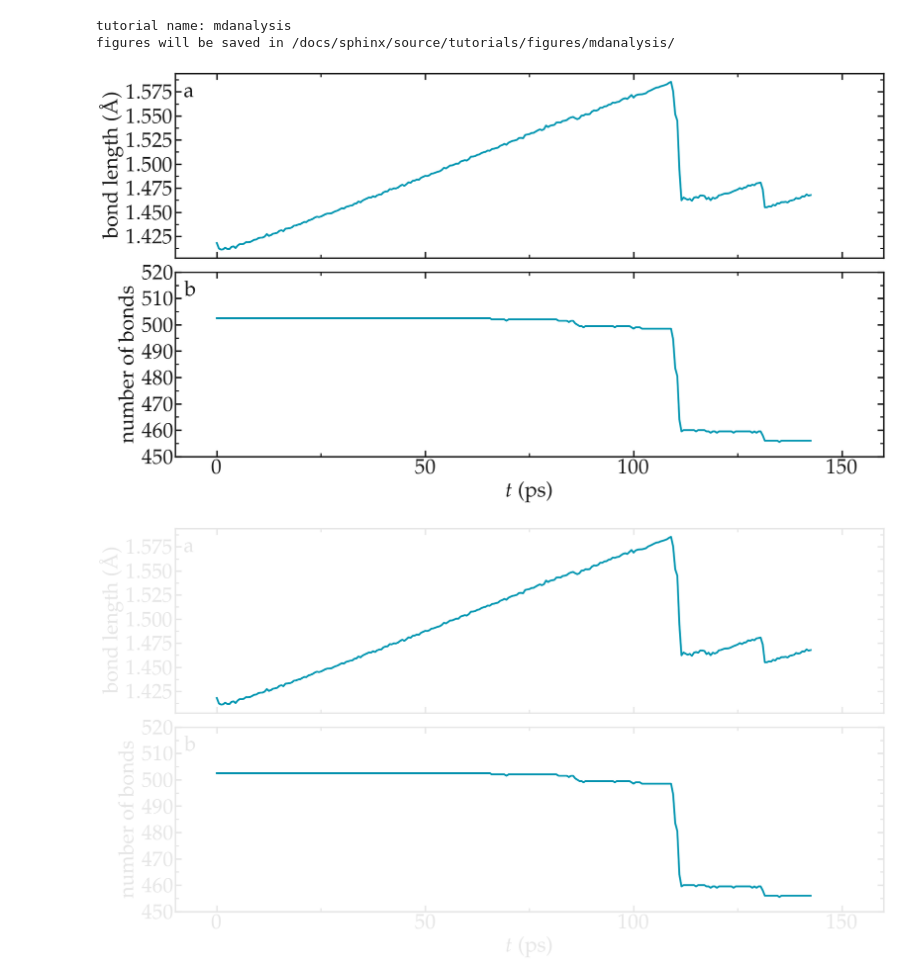
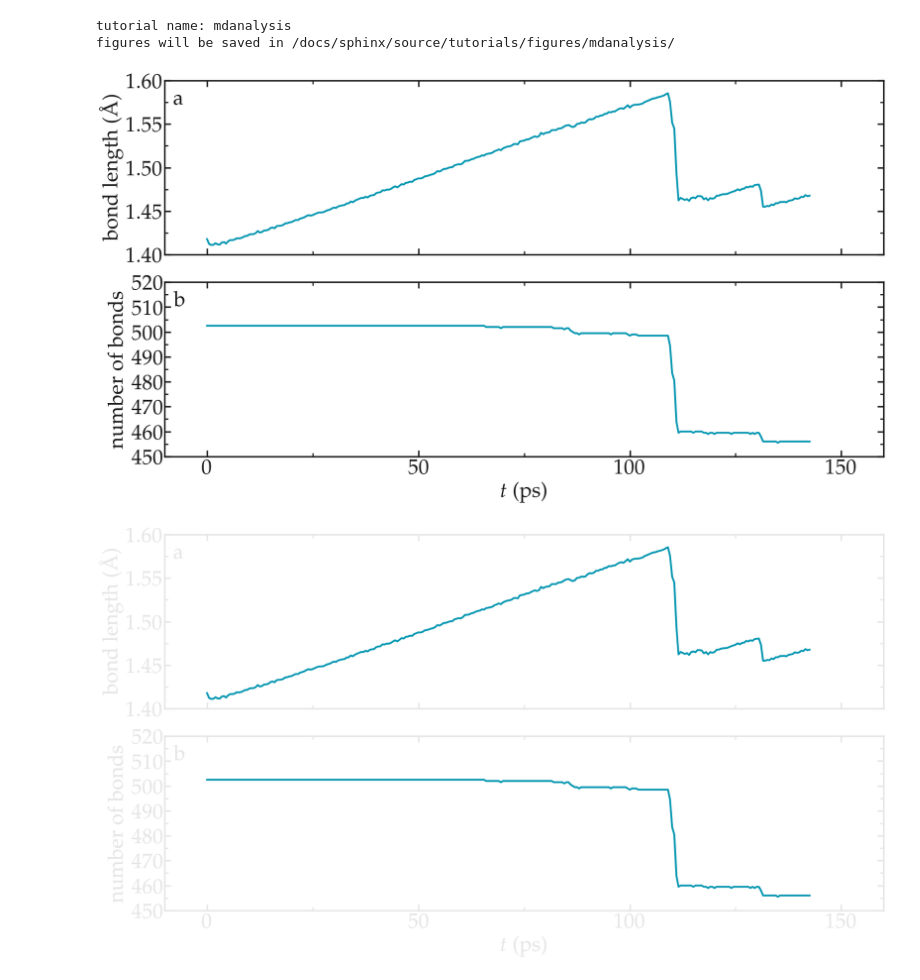
Before and after one commit to lammpstutorials/lammpstutorials.github.io, a Jupyter notebook: inputs/mdanalysis/plot_bond_evolution.ipynb, the cells around one changed output. Drawn from its saved outputs; the diff is of its cells as text; code cells hidden in the pictures.

```diff
--- a/inputs/mdanalysis/plot_bond_evolution.ipynb
+++ b/inputs/mdanalysis/plot_bond_evolution.ipynb
@@ -28,20 +28,20 @@ time /= 2000 # ps
 # %%
 filename = "bond"
 for mode, mygray in zip(['light', 'dark'], [colors["lightgray"], colors["darkgray"]]):
     fig = plt.figure(figsize=(18,10))
     ax, n, l_tot, c_tot = [], 0, 2, 1
     n += 1
     ax.append(plt.subplot(l_tot, c_tot, n))
     ax[-1].plot(time, length, color=colors["myblue"], linewidth=3)
     complete_panel(ax[-1], None, r'bond length (\AA)', legend=False, axis_color=mygray, cancel_x=True)
-    set_boundaries(plt, x_ticks=np.arange(0, 160, 50), x_boundaries=(-10, 160))
+    set_boundaries(plt, x_ticks=np.arange(0, 160, 50), x_boundaries=(-10, 160), y_ticks=np.arange(1.4, 1.6, 0.05))
     n += 1
     ax.append(plt.subplot(l_tot, c_tot, n))
     ax[-1].plot(time, number, color=colors["myblue"], linewidth=3)
     complete_panel(ax[-1], r'$t$ (ps)', r'number of bonds', legend=False, axis_color=mygray)
     add_subplotlabels(fig, ax, ["a", "b"], color=mygray)
     set_boundaries(plt, y_ticks=np.arange(450, 530, 10), x_ticks=np.arange(0, 160, 50), x_boundaries=(-10, 160))
     save_figure(fig, mode, git_path, path_figures, filename)
 # %% [output]
-[figure, old version]
+[figure, new version]
-[figure, old version]
+[figure, new version]
```
Also changed, not shown: 24 other files.
